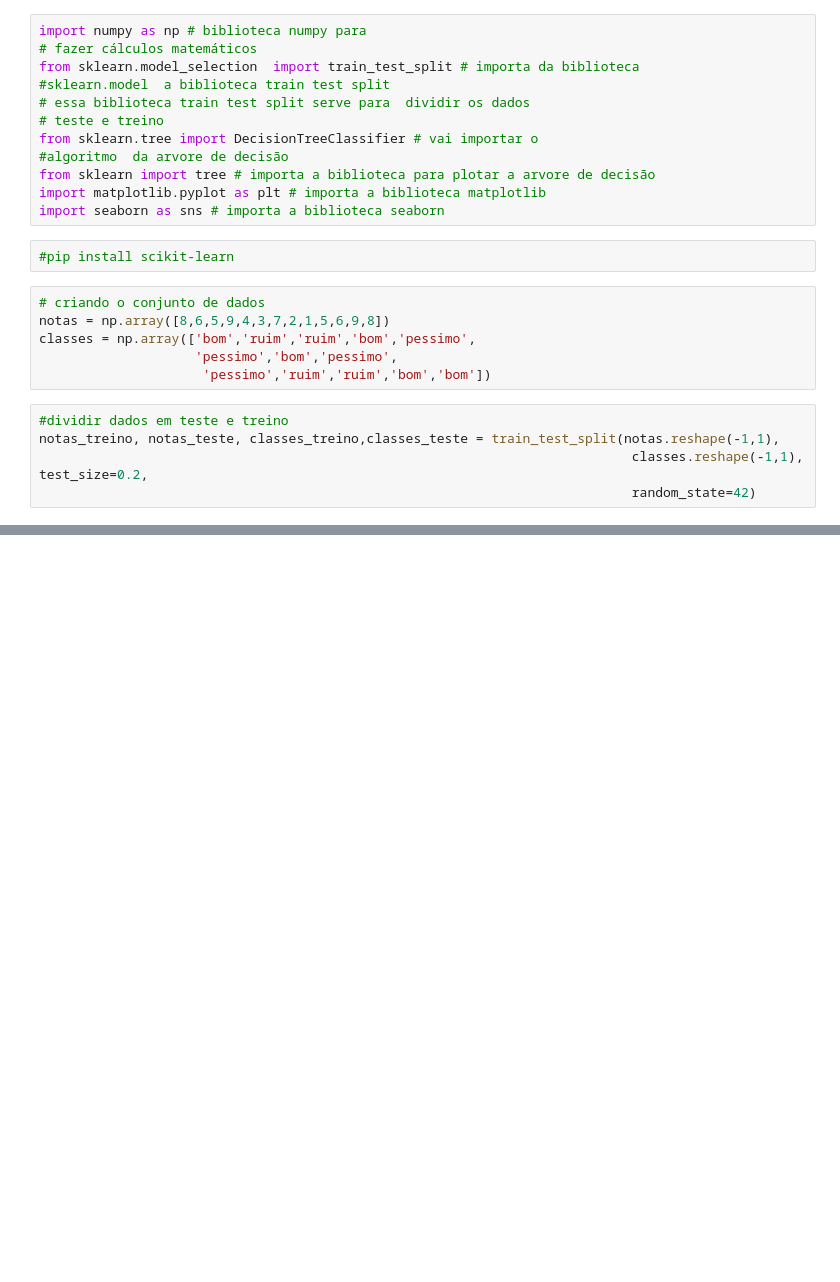
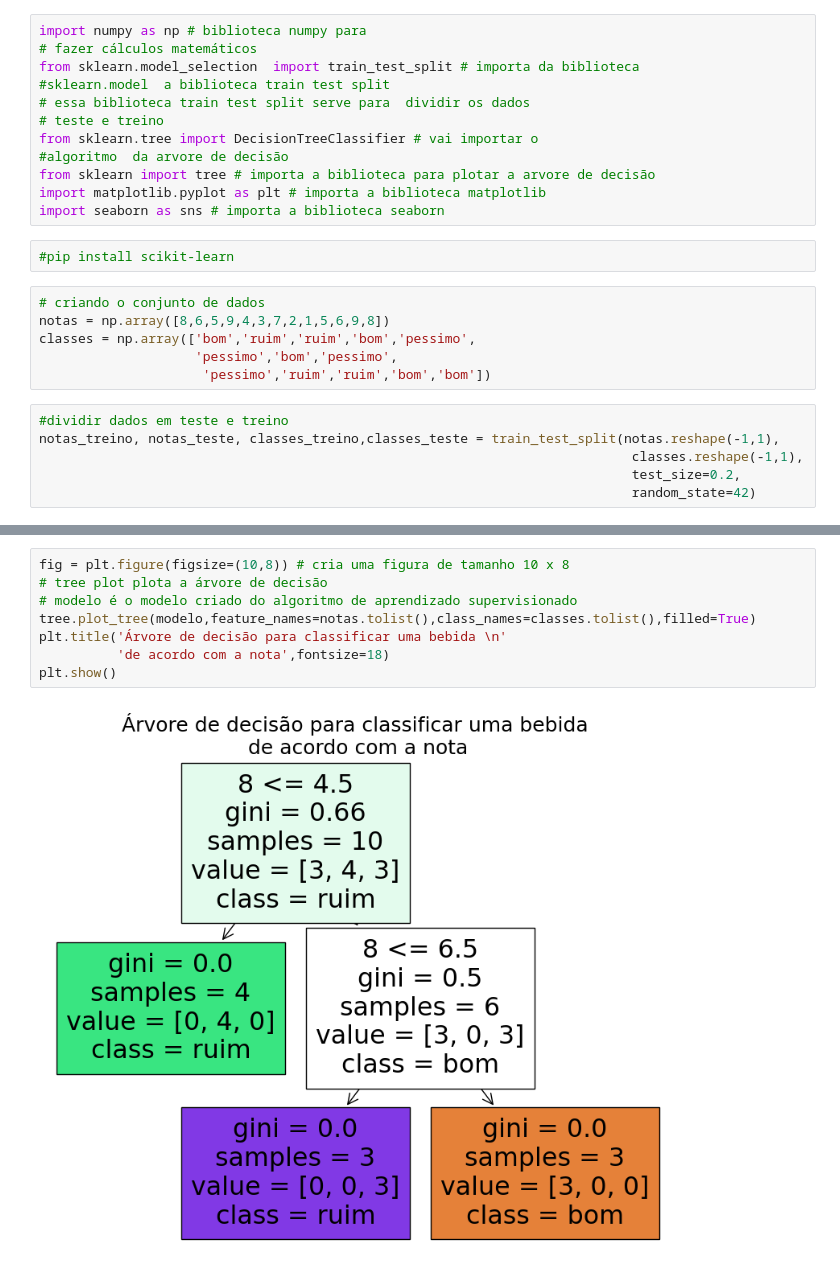
Before and after one commit to danielvieira95/Intelig-ncia-Artificial-e-Big-Data--2-2024, a Jupyter notebook: TurmaB/Aula06/codigoexemplo1.ipynb, the cells around one changed output, grey strips where cells are left out. Cells and saved outputs as stored; diff of their text form; blank space fills up the shorter version.

Commit message:
arvore de decisão exemplo

```diff
--- a/TurmaB/Aula06/codigoexemplo1.ipynb
+++ b/TurmaB/Aula06/codigoexemplo1.ipynb
@@ -21,6 +21,7 @@ classes = np.array(['bom','ruim','ruim','bom','pessimo',
 # %%
 #dividir dados em teste e treino
 notas_treino, notas_teste, classes_treino,classes_teste = train_test_split(notas.reshape(-1,1),
-                                                                            classes.reshape(-1,1), test_size=0.2,
+                                                                            classes.reshape(-1,1),
+                                                                            test_size=0.2,
                                                                             random_state=42)
 # %%
@@ -31,0 +50,10 @@ previsoes
+# %%
+fig = plt.figure(figsize=(10,8)) # cria uma figura de tamanho 10 x 8
+# tree plot plota a árvore de decisão
+# modelo é o modelo criado do algoritmo de aprendizado supervisionado
+tree.plot_tree(modelo,feature_names=notas.tolist(),class_names=classes.tolist(),filled=True)
+plt.title('Árvore de decisão para classificar uma bebida \n'
+          'de acordo com a nota',fontsize=18)
+plt.show()
+# %% [output]
+[figure, added]
```
Also changed, not shown: parts of 4 cells of this notebook.
